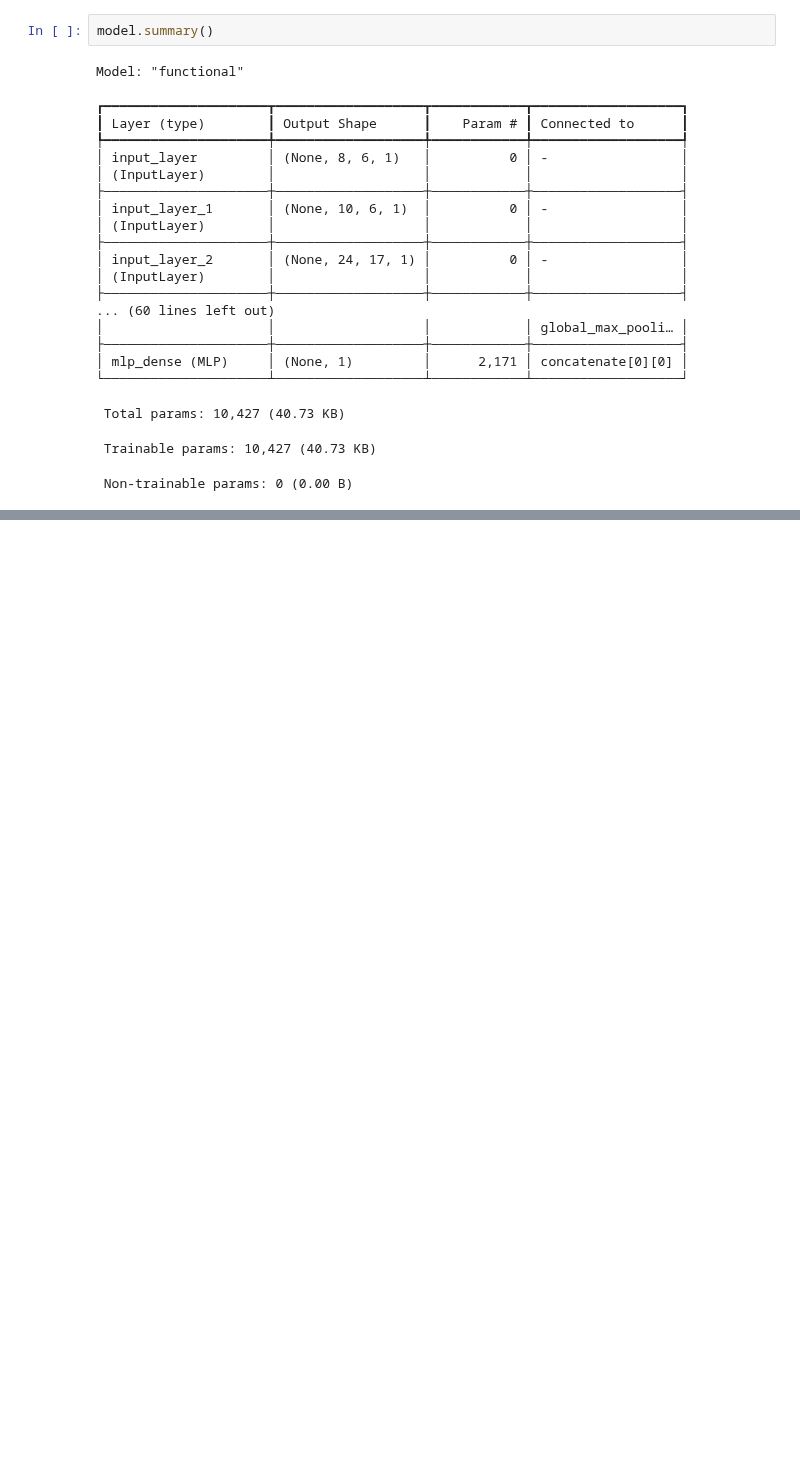
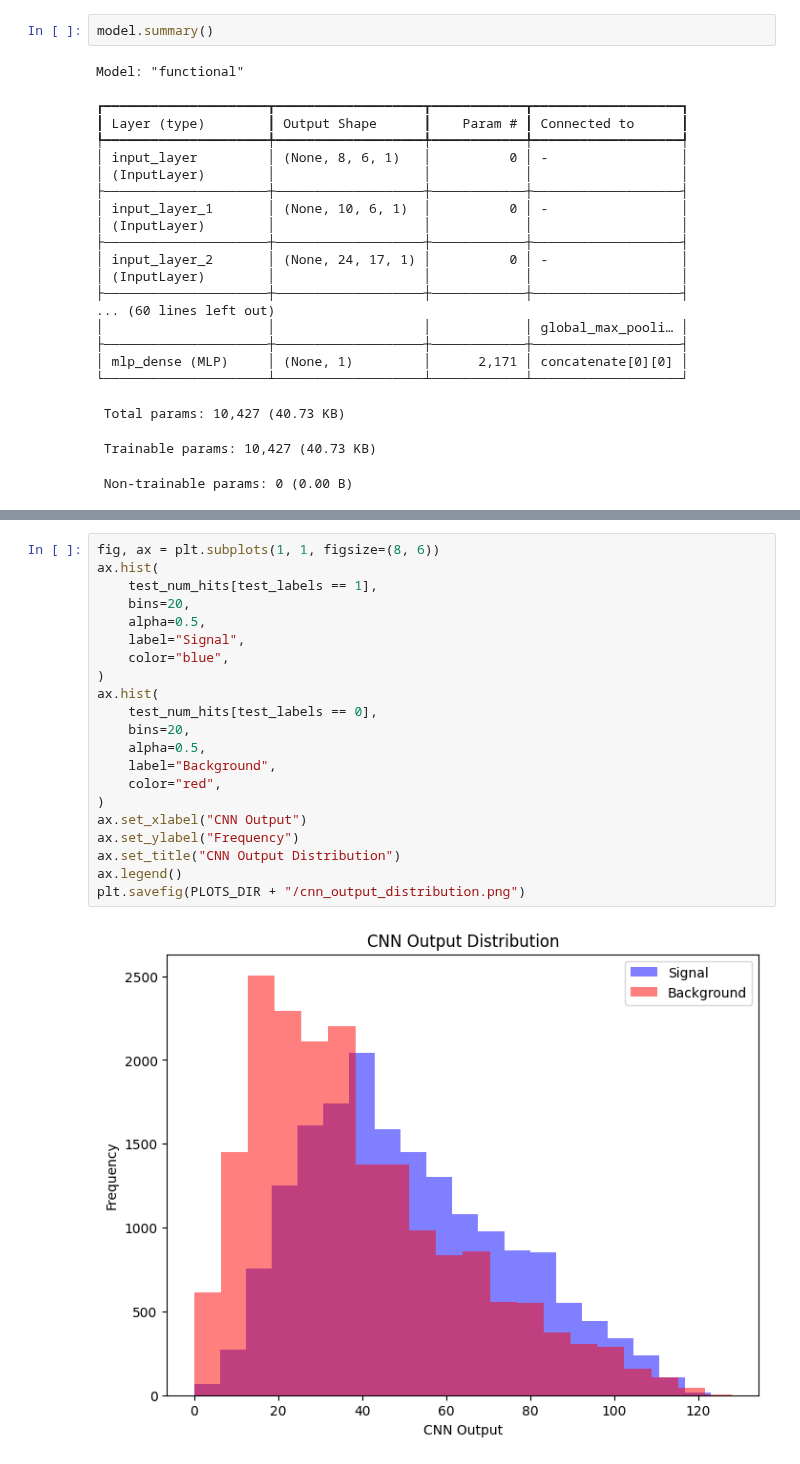
Before and after one commit to makoeppel/mu3e_gnn_trigger, a Jupyter notebook: notebooks/Convolution.ipynb, the cells around one changed output, grey strips where cells are left out. Saved outputs shown, nothing was run; the diff lists cells and outputs as text; blank space fills up the shorter version.

```diff
--- a/notebooks/Convolution.ipynb
+++ b/notebooks/Convolution.ipynb
@@ -242,0 +254,23 @@ plt.savefig(PLOTS_DIR + "/cnn_output_vs_num_hits.png")
+# %%
+fig, ax = plt.subplots(1, 1, figsize=(8, 6))
+ax.hist(
+    test_num_hits[test_labels == 1],
+    bins=20,
+    alpha=0.5,
+    label="Signal",
+    color="blue",
+)
+ax.hist(
+    test_num_hits[test_labels == 0],
+    bins=20,
+    alpha=0.5,
+    label="Background",
+    color="red",
+)
+ax.set_xlabel("CNN Output")
+ax.set_ylabel("Frequency")
+ax.set_title("CNN Output Distribution")
+ax.legend()
+plt.savefig(PLOTS_DIR + "/cnn_output_distribution.png")
+# %% [output]
+[figure, added]
```
Also changed, not shown: parts of 8 cells of this notebook, 2 other files.
